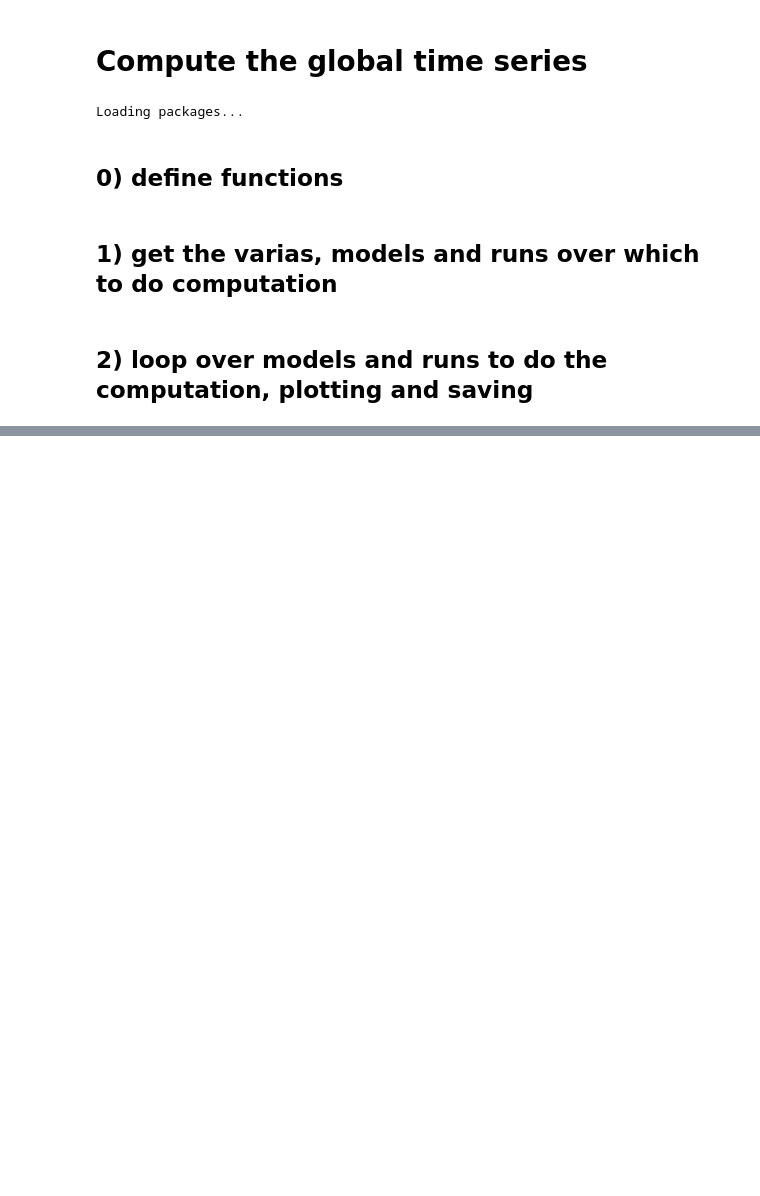
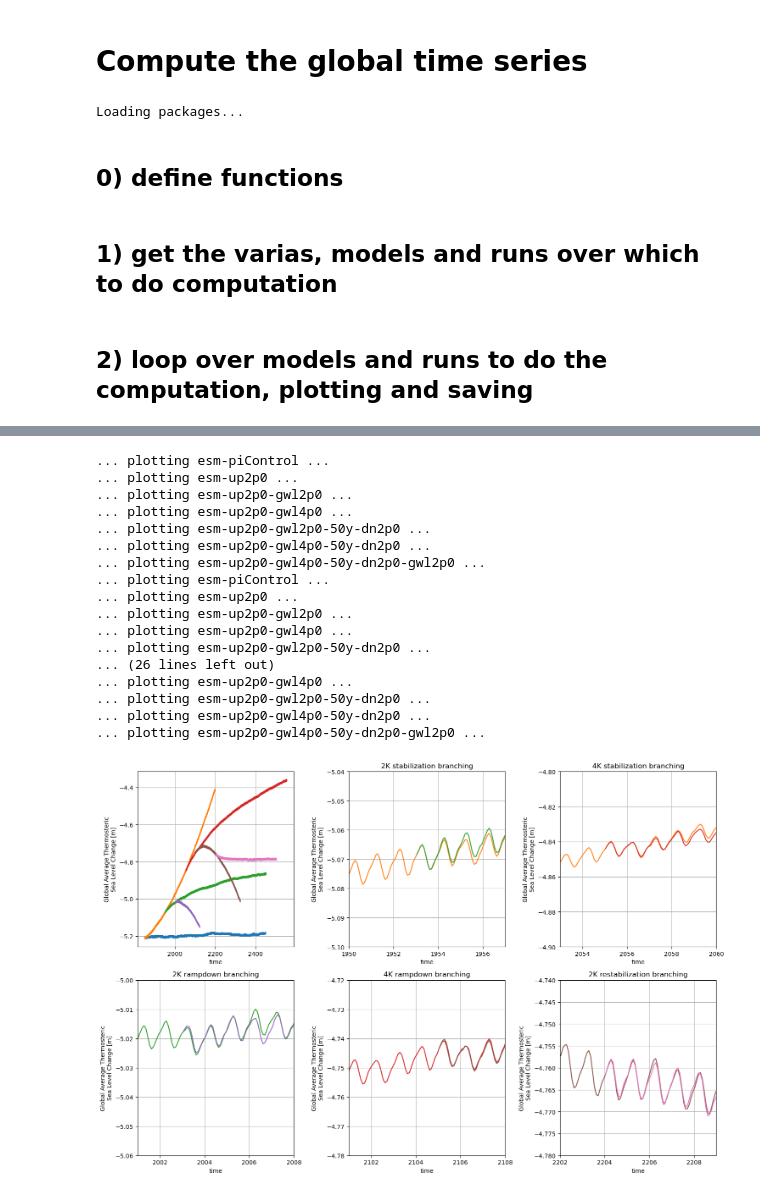
Before and after one commit to eikekoehn/TIPMIP_carbon_cycle, a Jupyter notebook: 01_postprocessing/calc_time_series_of_global_statistic.ipynb, the cells around one changed output, grey strips where cells are left out. Drawn from its saved outputs; the diff is of its cells as text; code cells hidden in the pictures; blank space fills up the shorter version.

```diff
--- a/01_postprocessing/calc_time_series_of_global_statistic.ipynb
+++ b/01_postprocessing/calc_time_series_of_global_statistic.ipynb
@@ -398,0 +514,65 @@ plt.show()
+# %%
+fig, ax = plt.subplots(2,3,figsize=(15,10))
+for axi in ax.flat:
+    for key in global_stats.keys():
+        print(f'... plotting {key} ...')
+        global_stats[key][namer].plot(ax=axi)
+    axi.grid()
+
+ax[0,1].set_xlim(
+    cftime.DatetimeGregorian(1950, 1, 1),
+    cftime.DatetimeGregorian(1957, 1, 1),
+)
+ax[0,1].set_ylim(-5.1,-5.04)
+ax[0,1].set_title('2K stabilization branching')
+
+ax[0,2].set_xlim(
+    cftime.DatetimeGregorian(2053, 1, 1),
+    cftime.DatetimeGregorian(2060, 1, 1),
+)
+ax[0,2].set_ylim(-4.9,-4.8)
+ax[0,2].set_title('4K stabilization branching')
+
+
+ax[1,0].set_xlim(
+    cftime.DatetimeGregorian(2001, 1, 1),
+    cftime.DatetimeGregorian(2008, 1, 1),
+)
+ax[1,0].set_ylim(-5.06,-5)
+ax[1,0].set_title('2K rampdown branching')
+
+ax[1,1].set_xlim(
+    cftime.DatetimeGregorian(2101, 1, 1),
+    cftime.DatetimeGregorian(2108, 1, 1),
+)
+ax[1,1].set_ylim(-4.78,-4.72)
+ax[1,1].set_title('4K rampdown branching')
+
+ax[1,2].set_xlim(
+    cftime.DatetimeGregorian(2202, 1, 1),
+    cftime.DatetimeGregorian(2209, 1, 1),
+)
+ax[1,2].set_ylim(-4.78,-4.74)
+ax[1,2].set_title('2K restabilization branching')
+
+plt.tight_layout()
+plt.show()
+# %% [output]
+... plotting esm-piControl ...
+... plotting esm-up2p0 ...
+... plotting esm-up2p0-gwl2p0 ...
+... plotting esm-up2p0-gwl4p0 ...
+... plotting esm-up2p0-gwl2p0-50y-dn2p0 ...
+... plotting esm-up2p0-gwl4p0-50y-dn2p0 ...
+... plotting esm-up2p0-gwl4p0-50y-dn2p0-gwl2p0 ...
+... plotting esm-piControl ...
+... plotting esm-up2p0 ...
+... plotting esm-up2p0-gwl2p0 ...
+... plotting esm-up2p0-gwl4p0 ...
+... plotting esm-up2p0-gwl2p0-50y-dn2p0 ...
+... (26 lines left out)
+... plotting esm-up2p0-gwl4p0 ...
+... plotting esm-up2p0-gwl2p0-50y-dn2p0 ...
+... plotting esm-up2p0-gwl4p0-50y-dn2p0 ...
+... plotting esm-up2p0-gwl4p0-50y-dn2p0-gwl2p0 ...
+[figure, added]
```
Also changed, not shown: parts of 4 cells of this notebook, 6 other files.
